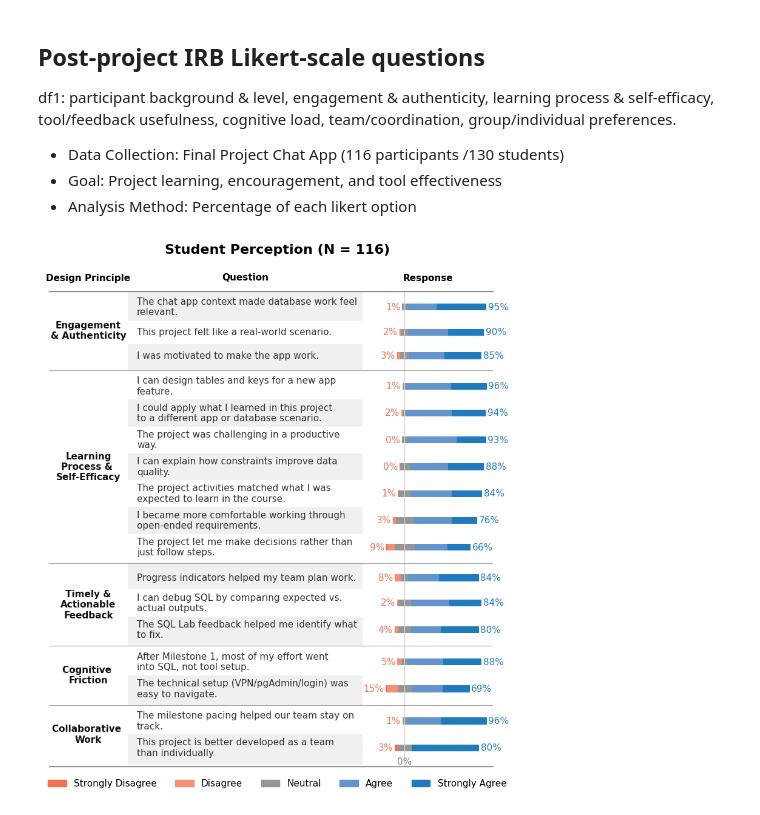
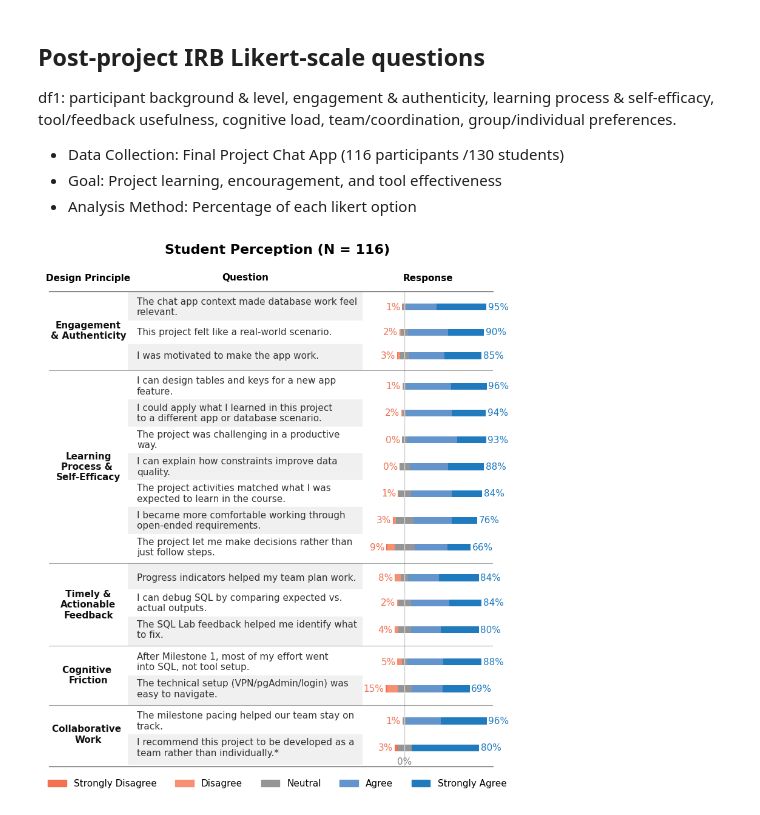
Before and after one commit to bcsaldias/sigcse-ai-2027, a Jupyter notebook: likert/v2_Info330_ExploratoryDataAnalysis.ipynb, the cells around one changed output. Drawn from its saved outputs; the diff is of its cells as text; code cells hidden in the pictures.

```diff
--- a/likert/v2_Info330_ExploratoryDataAnalysis.ipynb
+++ b/likert/v2_Info330_ExploratoryDataAnalysis.ipynb
@@ -91,7 +91,7 @@ for col in df_likert.columns:
 summary_rows.append(
     {
         "category":          'Team/Coordination',
-        "question":          wrap_text('I recommend this project to be developed as a team rather than individually.'),
+        "question":          wrap_text('I recommend this project to be developed as a team rather than individually.*'),
         "Strongly Disagree": 3.45,
         "Disagree":          0,
         "Neutral":           16.38,
@@ -258,31 +258,31 @@ for ax in [ax_cat, ax_q, ax_main]:
             spine.set_visible(False)
         else:
             spine.set_visible(True)
             spine.set_linewidth(0.9)
             spine.set_color(BORDER_COLOR)
 
 ax_cat.invert_yaxis()
 margin = 0.2
 ax_cat.set_ylim(current_y - GAP / 2 + margin, -margin)
 
 legend_handles = [
     plt.Rectangle((0, 0), 1, 1, color=COLORS[lbl], label=lbl)
     for lbl in LIKERT_ORDER
 ]
 fig.legend(
     handles=legend_handles,
     loc="upper center", bbox_to_anchor=(0.5, 0.02),
     ncol=len(LIKERT_ORDER),
     fontsize=font_size, frameon=False
 )
 
 plt.suptitle(
     "Student Perception (N = 116)",
     fontsize=16, fontweight="semibold", y=0.985
 )
 ax_main.text(0, ax_main.get_ylim()[0], "0%", ha="center", va="bottom", fontsize=font_size, color="gray")
 
 fig.tight_layout(rect=[0, 0.01, 1, 0.99])
 plt.show()
 # %% [output]
-[figure, old version]
+[figure, new version]
```
